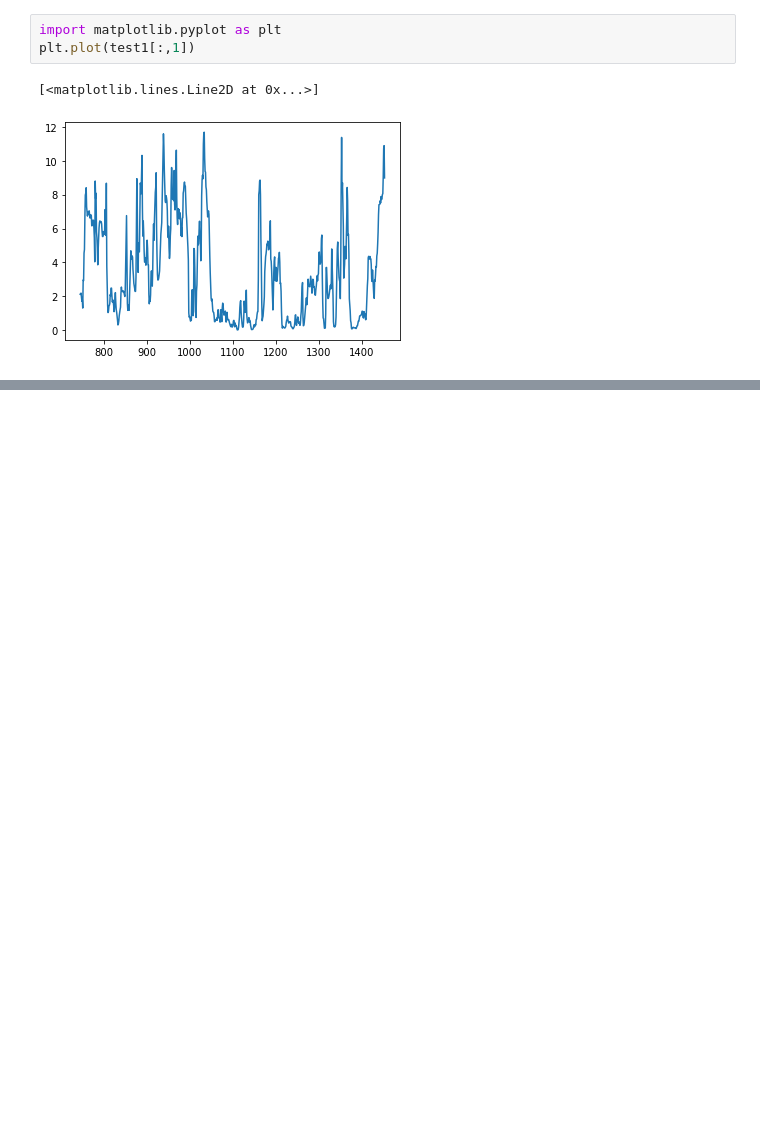
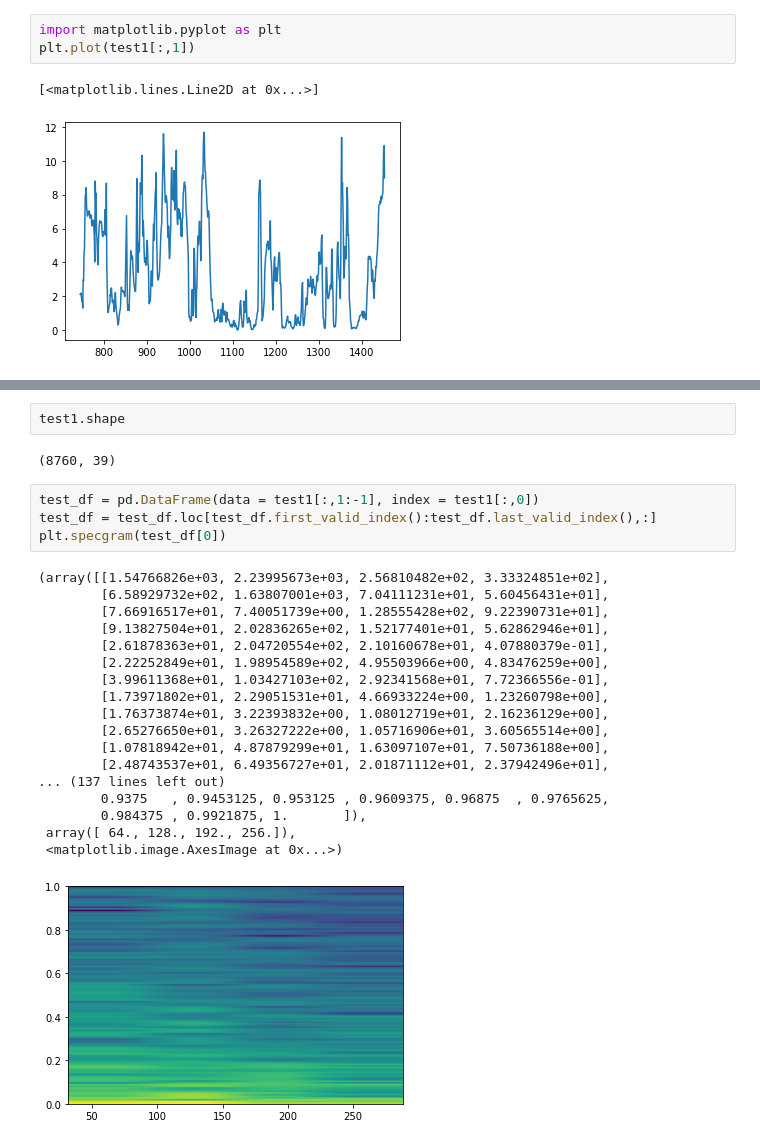
Before and after one commit to daniel-trejobanos/aurora, a Jupyter notebook: notebooks/Matlab_data.ipynb, the cells around one changed output, grey strips where cells are left out. Drawn from its saved outputs; the diff is of its cells as text; blank space fills up the shorter version.

```diff
--- a/notebooks/Matlab_data.ipynb
+++ b/notebooks/Matlab_data.ipynb
@@ -20,0 +37,27 @@ plt.plot(test1[:,1])
+# %%
+test1.shape
+# %% [output]
+(8760, 39)
+# %%
+test_df = pd.DataFrame(data = test1[:,1:-1], index = test1[:,0])
+test_df = test_df.loc[test_df.first_valid_index():test_df.last_valid_index(),:]
+plt.specgram(test_df[0])
+# %% [output]
+(array([[1.54766826e+03, 2.23995673e+03, 2.56810482e+02, 3.33324851e+02],
+        [6.58929732e+02, 1.63807001e+03, 7.04111231e+01, 5.60456431e+01],
+        [7.66916517e+01, 7.40051739e+00, 1.28555428e+02, 9.22390731e+01],
+        [9.13827504e+01, 2.02836265e+02, 1.52177401e+01, 5.62862946e+01],
+        [2.61878363e+01, 2.04720554e+02, 2.10160678e+01, 4.07880379e-01],
+        [2.22252849e+01, 1.98954589e+02, 4.95503966e+00, 4.83476259e+00],
+        [3.99611368e+01, 1.03427103e+02, 2.92341568e+01, 7.72366556e-01],
+        [1.73971802e+01, 2.29051531e+01, 4.66933224e+00, 1.23260798e+00],
+        [1.76373874e+01, 3.22393832e+00, 1.08012719e+01, 2.16236129e+00],
+        [2.65276650e+01, 3.26327222e+00, 1.05716906e+01, 3.60565514e+00],
+        [1.07818942e+01, 4.87879299e+01, 1.63097107e+01, 7.50736188e+00],
+        [2.48743537e+01, 6.49356727e+01, 2.01871112e+01, 2.37942496e+01],
+... (137 lines left out)
+        0.9375   , 0.9453125, 0.953125 , 0.9609375, 0.96875  , 0.9765625,
+        0.984375 , 0.9921875, 1.       ]),
+ array([ 64., 128., 192., 256.]),
+ <matplotlib.image.AxesImage at 0x...>)
+[figure, added]
```
Also changed, not shown: parts of 4 cells of this notebook, 3 other files.
